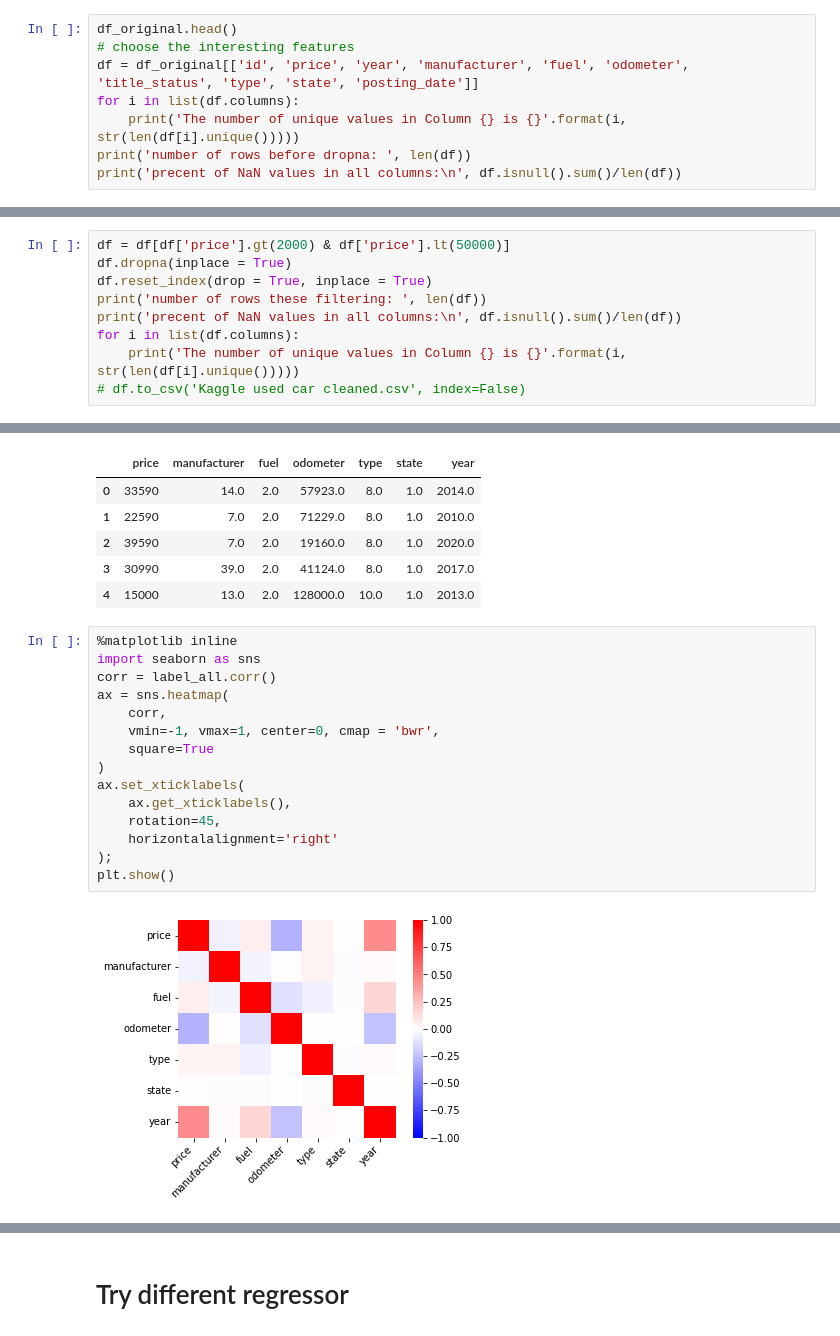
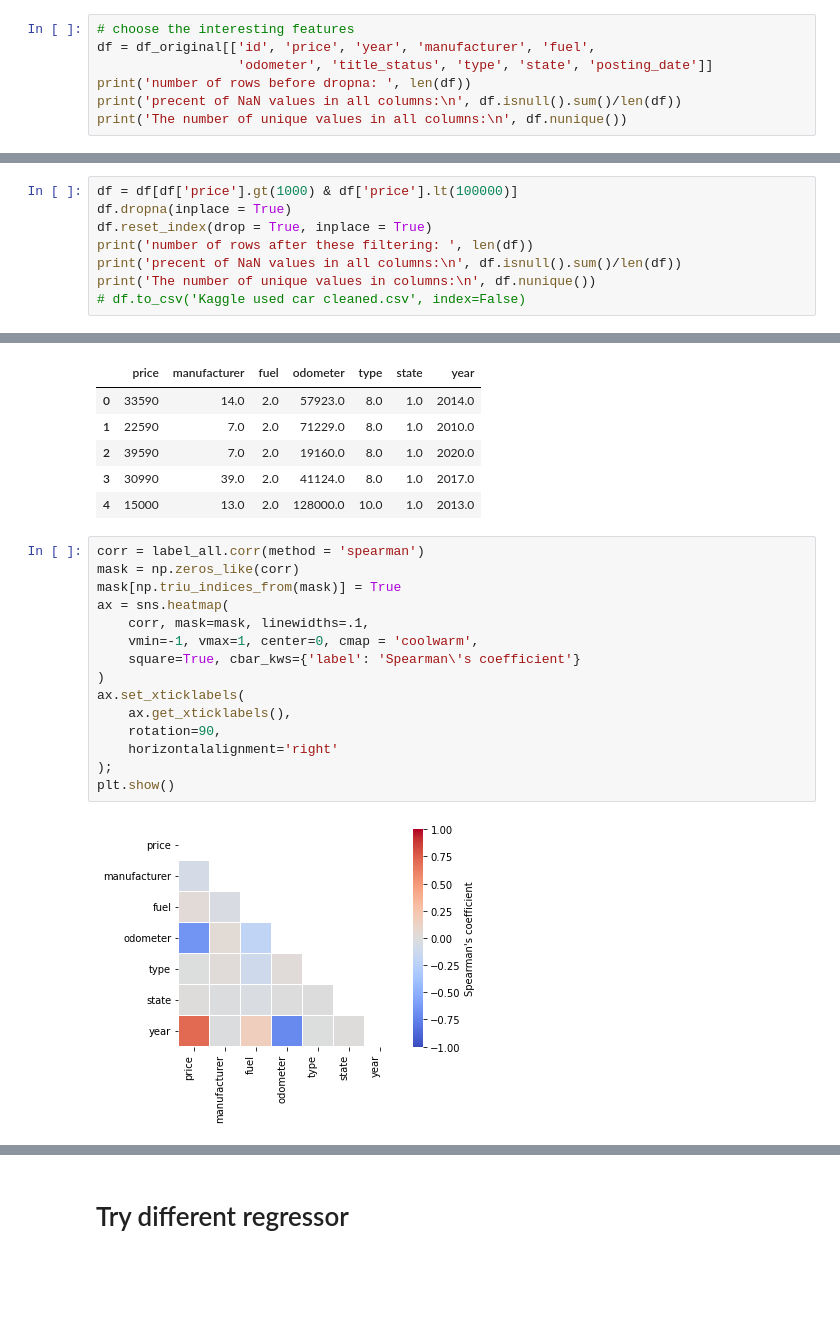
Before and after one commit to zhujunqing1996/Kaggle-used-cars-dataset, a Jupyter notebook: used car data analysis.ipynb, the cells around one changed output, grey strips where cells are left out. Cells and saved outputs as stored; diff of their text form; blank space fills up the shorter version.

```diff
--- a/used car data analysis.ipynb
+++ b/used car data analysis.ipynb
@@ -15,9 +78,8 @@ Wall time: 21.7 s
 # %%
-df_original.head()
 # choose the interesting features
-df = df_original[['id', 'price', 'year', 'manufacturer', 'fuel', 'odometer', 'title_status', 'type', 'state', 'posting_date']]
-for i in list(df.columns):
-    print('The number of unique values in Column {} is {}'.format(i, str(len(df[i].unique()))))
+df = df_original[['id', 'price', 'year', 'manufacturer', 'fuel',
+                  'odometer', 'title_status', 'type', 'state', 'posting_date']]
 print('number of rows before dropna: ', len(df))
 print('precent of NaN values in all columns:\n', df.isnull().sum()/len(df))
+print('The number of unique values in all columns:\n', df.nunique())
 # %% [output]
@@ -43,10 +161,9 @@ dtype: float64
 # %%
-df = df[df['price'].gt(2000) & df['price'].lt(50000)]
+df = df[df['price'].gt(1000) & df['price'].lt(100000)]
 df.dropna(inplace = True)
 df.reset_index(drop = True, inplace = True)
-print('number of rows these filtering: ', len(df))
+print('number of rows after these filtering: ', len(df))
 print('precent of NaN values in all columns:\n', df.isnull().sum()/len(df))
-for i in list(df.columns):
-    print('The number of unique values in Column {} is {}'.format(i, str(len(df[i].unique()))))
+print('The number of unique values in columns:\n', df.nunique())
 # df.to_csv('Kaggle used car cleaned.csv', index=False)
 # %% [output]
@@ -146,20 +247,20 @@ label_all.head()
 | 3 | 30990 | 39.0 | 2.0 | 41124.0 | 8.0 | 1.0 | 2017.0 |
 | 4 | 15000 | 13.0 | 2.0 | 128000.0 | 10.0 | 1.0 | 2013.0 |
 # %%
-%matplotlib inline
-import seaborn as sns
-corr = label_all.corr()
+corr = label_all.corr(method = 'spearman')
+mask = np.zeros_like(corr)
+mask[np.triu_indices_from(mask)] = True
 ax = sns.heatmap(
-    corr,
-    vmin=-1, vmax=1, center=0, cmap = 'bwr',
-    square=True
+    corr, mask=mask, linewidths=.1,
+    vmin=-1, vmax=1, center=0, cmap = 'coolwarm',
+    square=True, cbar_kws={'label': 'Spearman\'s coefficient'}
 )
 ax.set_xticklabels(
     ax.get_xticklabels(),
-    rotation=45,
+    rotation=90,
     horizontalalignment='right'
 );
 plt.show()
 # %% [output]
-[figure, old version]
+[figure, new version]
 # %% [markdown]
```
Also changed, not shown: parts of 61 cells of this notebook.
